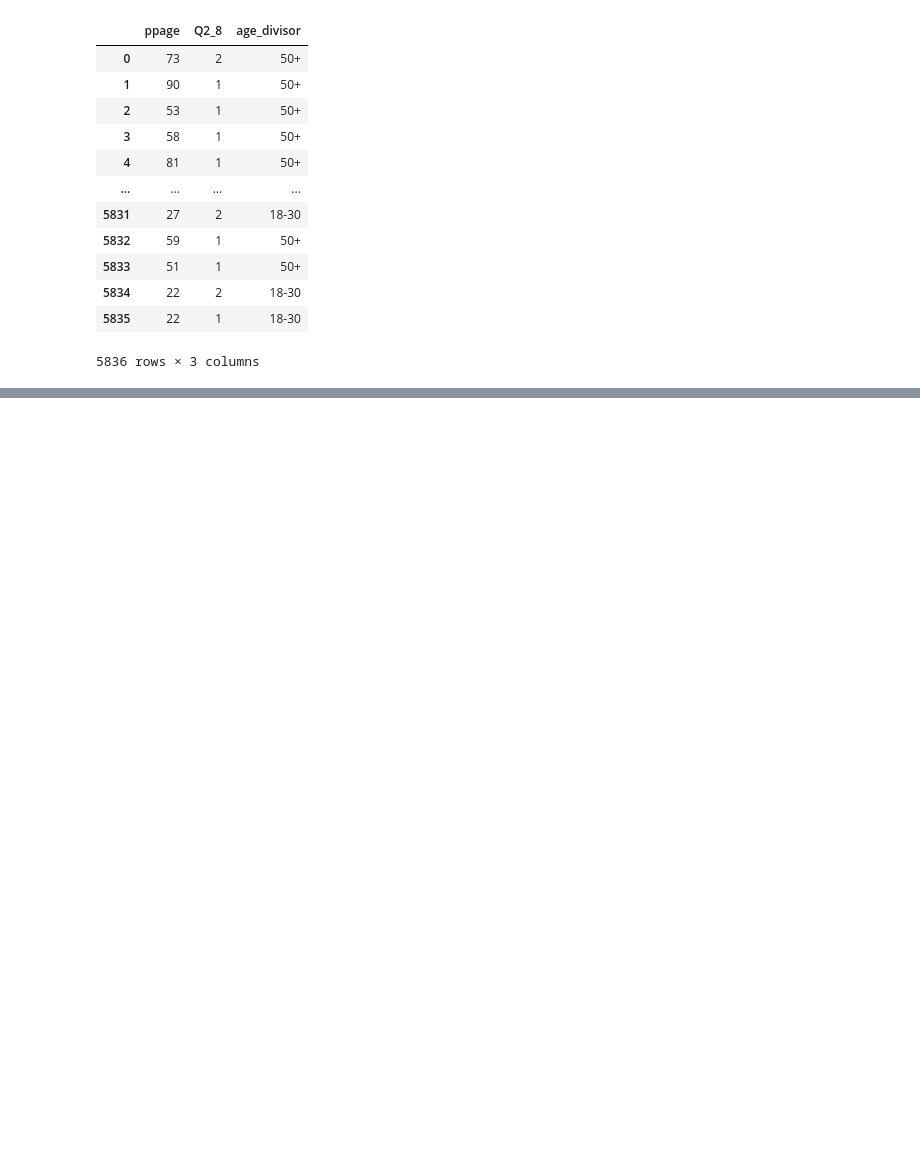
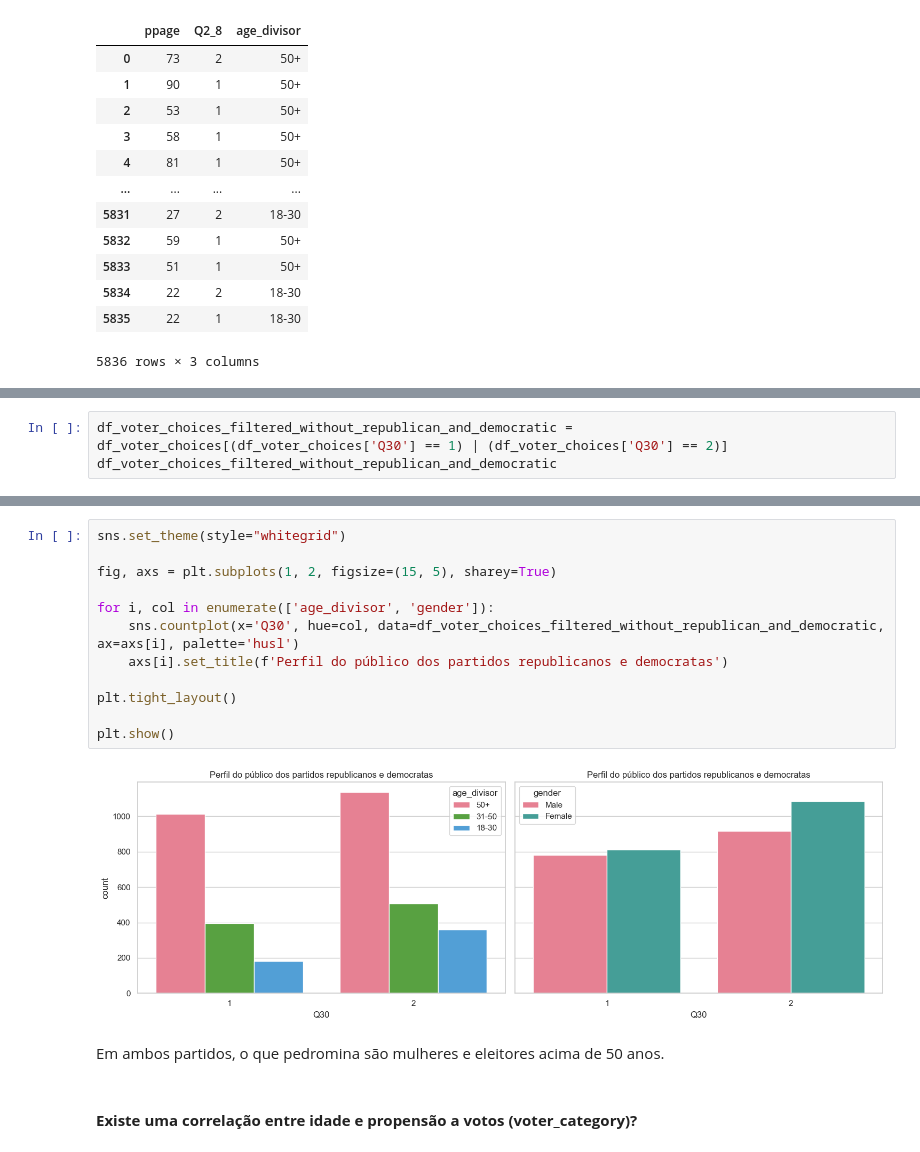
Before and after one commit to LucasMarchesoni/Non_voters_analise, a Jupyter notebook: notebook/non-voters.ipynb, the cells around one changed output, grey strips where cells are left out. Saved outputs shown, nothing was run; the diff lists cells and outputs as text; blank space fills up the shorter version.

```diff
--- a/notebook/non-voters.ipynb
+++ b/notebook/non-voters.ipynb
@@ -524,0 +673,3 @@ _ = sns.barplot(data=df_vote_responsability, x="Q2_1", y="count", hue="educ")
+# %%
+df_voter_choices_filtered_without_republican_and_democratic = df_voter_choices[(df_voter_choices['Q30'] == 1) | (df_voter_choices['Q30'] == 2)]
+df_voter_choices_filtered_without_republican_and_democratic
@@ -524,0 +690,18 @@ _ = sns.barplot(data=df_vote_responsability, x="Q2_1", y="count", hue="educ")
+# %%
+sns.set_theme(style="whitegrid")
+
+fig, axs = plt.subplots(1, 2, figsize=(15, 5), sharey=True)
+
+for i, col in enumerate(['age_divisor', 'gender']):
+    sns.countplot(x='Q30', hue=col, data=df_voter_choices_filtered_without_republican_and_democratic, ax=axs[i], palette='husl')
+    axs[i].set_title(f'Perfil do público dos partidos republicanos e democratas')
+
+plt.tight_layout()
+
+plt.show()
+# %% [output]
+[figure, added]
+# %% [markdown]
+Em ambos partidos, o que pedromina são mulheres e eleitores acima de 50 anos.
+# %% [markdown]
+#### **Existe uma correlação entre idade e propensão a votos (voter_category)?**
```
Also changed, not shown: parts of 26 cells of this notebook.
